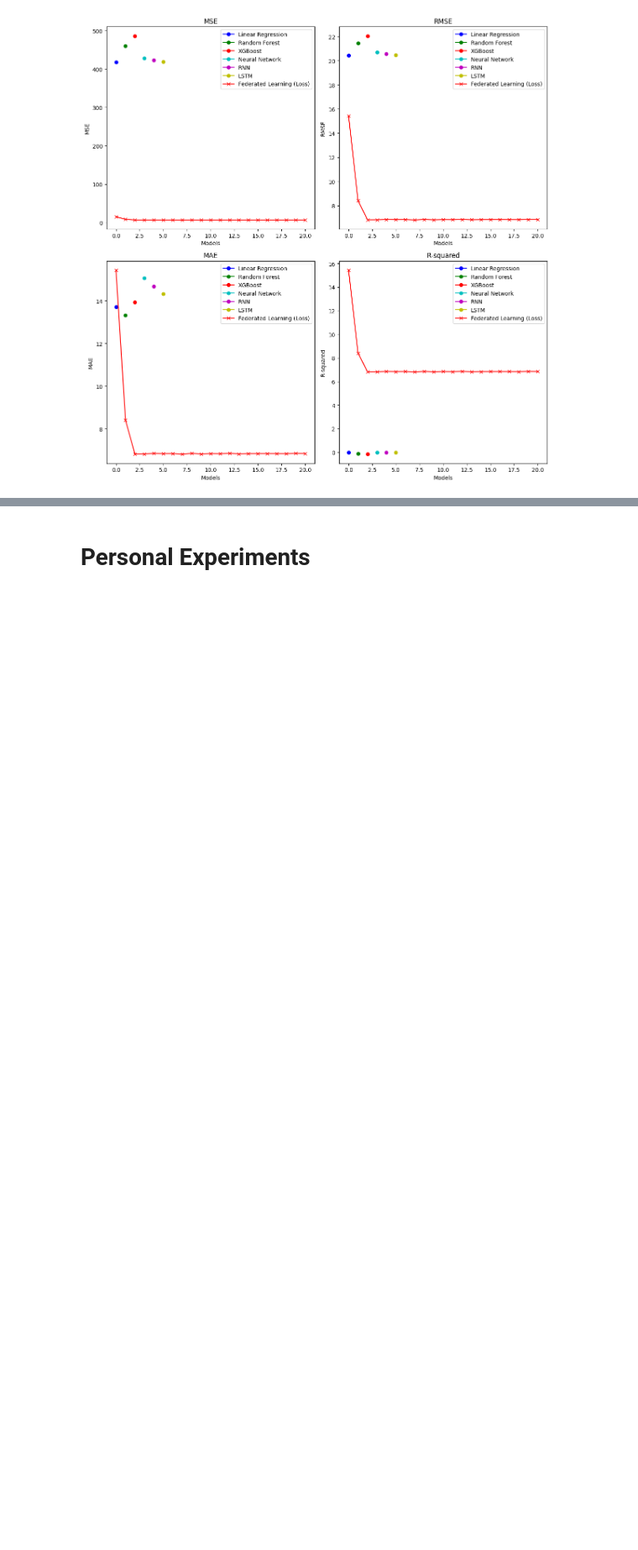
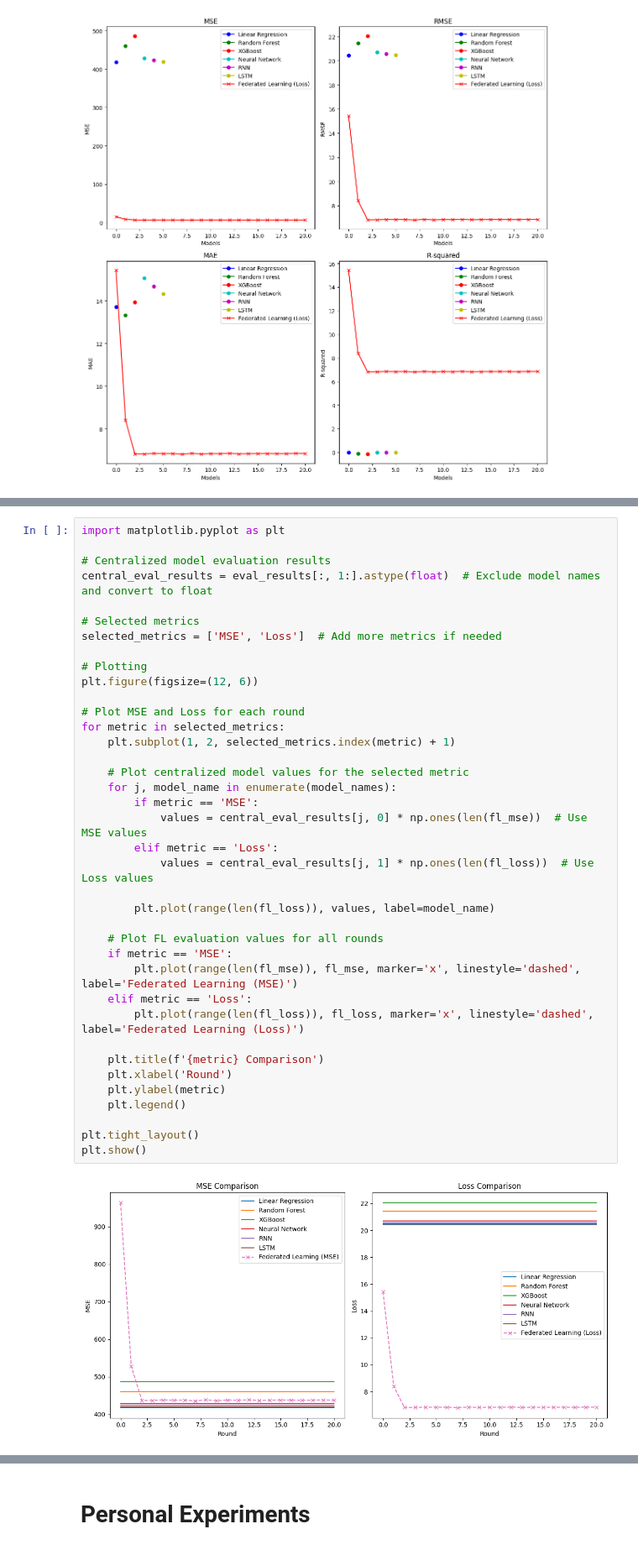
Before and after one commit to kirank981/Project_space, a Jupyter notebook: project_space.ipynb, the cells around one changed output, grey strips where cells are left out. Shown at 84% size. Drawn from its saved outputs; the diff is of its cells as text; blank space fills up the shorter version.

```diff
--- a/project_space.ipynb
+++ b/project_space.ipynb
@@ -2299,3 +2372,43 @@ plt.show()
+# %%
+import matplotlib.pyplot as plt
+
+# Centralized model evaluation results
+central_eval_results = eval_results[:, 1:].astype(float)  # Exclude model names and convert to float
+
+# Selected metrics
+selected_metrics = ['MSE', 'Loss']  # Add more metrics if needed
+
+# Plotting
+plt.figure(figsize=(12, 6))
+
+# Plot MSE and Loss for each round
+for metric in selected_metrics:
+    plt.subplot(1, 2, selected_metrics.index(metric) + 1)
+
+    # Plot centralized model values for the selected metric
+    for j, model_name in enumerate(model_names):
+        if metric == 'MSE':
+            values = central_eval_results[j, 0] * np.ones(len(fl_mse))  # Use MSE values
+        elif metric == 'Loss':
+            values = central_eval_results[j, 1] * np.ones(len(fl_loss))  # Use Loss values
+
+        plt.plot(range(len(fl_loss)), values, label=model_name)
+
+    # Plot FL evaluation values for all rounds
+    if metric == 'MSE':
+        plt.plot(range(len(fl_mse)), fl_mse, marker='x', linestyle='dashed', label='Federated Learning (MSE)')
+    elif metric == 'Loss':
+        plt.plot(range(len(fl_loss)), fl_loss, marker='x', linestyle='dashed', label='Federated Learning (Loss)')
+
+    plt.title(f'{metric} Comparison')
+    plt.xlabel('Round')
+    plt.ylabel(metric)
+    plt.legend()
+
+plt.tight_layout()
+plt.show()
+# %% [output]
+[figure, added]
 # %%
 # Centralized model evaluation results
 central_eval_results = eval_results[:, 1:].astype(float)  # Exclude model names and convert to float
```
Also changed, not shown: parts of 5 cells of this notebook.
